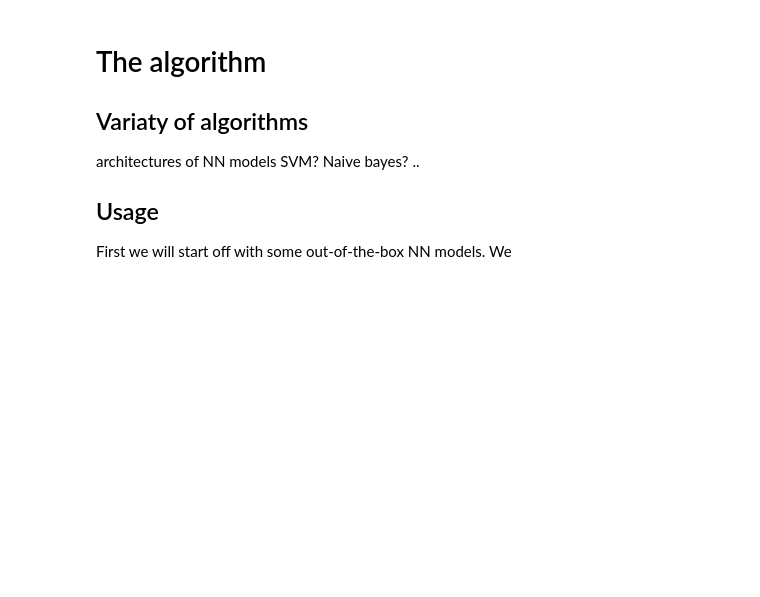
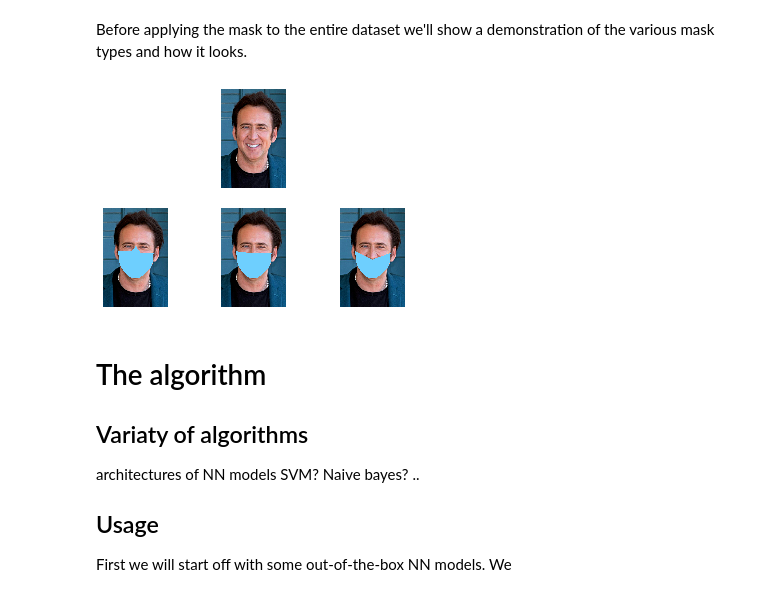
Before and after one commit to ofekari/MaskedFaceDetection, a Jupyter notebook: MaskedFaceDetectionNotebook.ipynb, the cells around one changed output. Cells and saved outputs as stored; diff of their text form; code cells hidden in the pictures; blank space fills up the shorter version.

Commit message:
Added example of mask overlay

```diff
--- a/MaskedFaceDetectionNotebook.ipynb
+++ b/MaskedFaceDetectionNotebook.ipynb
@@ -47,3 +50,79 @@ augmentation (to make more data)?
+# %% [markdown]
+Before applying the mask to the entire dataset we'll show a demonstration of the various mask types and how it looks.
+# %%
+# Necessary imports
+import cv2
+import dlib
+import numpy as np
+import os
+import imutils
+from matplotlib import pyplot
+import matplotlib.image as mpimg
+
+path = "data\\Nicolas_Cage_unmasked1.jpg"
+color_blue = (254, 207, 110)
+
+# Loading the image and resizing, converting it to grayscale
+img = cv2.imread(path)
+img = imutils.resize(img, width=500)
+gray = cv2.cvtColor(img, cv2.COLOR_BGR2GRAY)
+
+# Initialize dlib's face detector
+detector = dlib.get_frontal_face_detector()
+p = "data\\shape_predictor_68_face_landmarks.dat"
+# Initialize dlib's shape predictor
+predictor = dlib.shape_predictor(p)
+
+# Detecting faces in the grayscale image and creating an object - faces to store the list of bounding rectangles coordinates
+# The "1" in the second argument indicates that we should upsample the image 1 time.
+# This will make everything bigger and allow us to detect more faces
+face = detector(gray, 1)[0]  # Currently the image has only one face
+landmarks = predictor(gray, face)
+
+# for n in range(0,68):
+#     x = landmarks.part(n).x
+#     y = landmarks.part(n).y
+#     img_landmark = cv2.circle(img, (x, y), 4, (0, 0, 255), -1)
+
+points = []
+for i in range(1, 16):
+    point = [landmarks.part(i).x, landmarks.part(i).y]
+    points.append(point)
+# print(points)
+
+# Coordinates for the additional 3 points for wide, high coverage mask - in sequence
+mask_a = [((landmarks.part(42).x), (landmarks.part(15).y)),
+          ((landmarks.part(27).x), (landmarks.part(27).y)),
+          ((landmarks.part(39).x), (landmarks.part(1).y))]
+
+# Coordinates for the additional point for wide, medium coverage mask - in sequence
+mask_c = [((landmarks.part(29).x), (landmarks.part(29).y))]
+
+# Coordinates for the additional 5 points for wide, low coverage mask (lower nose points) - in sequence
+mask_e = [((landmarks.part(35).x), (landmarks.part(35).y)),
+          ((landmarks.part(34).x), (landmarks.part(34).y)),
+          ((landmarks.part(33).x), (landmarks.part(33).y)),
+          ((landmarks.part(32).x), (landmarks.part(32).y)),
+          ((landmarks.part(31).x), (landmarks.part(31).y))]
+
+fmask_a = np.array(points + mask_a, dtype=np.int32)
+fmask_c = np.array(points + mask_c, dtype=np.int32)
+fmask_e = np.array(points + mask_e, dtype=np.int32)
+
+pyplot.subplot(2, 3, 2)
+pyplot.imshow(mpimg.imread(path), interpolation='nearest')
+pyplot.axis('off')
+for index, mask_type in enumerate([fmask_a, fmask_c, fmask_e]):
+    img2 = cv2.polylines(img.copy(), [mask_type], True, color_blue, thickness=2, lineType=cv2.LINE_8)
+    # Using Python OpenCV – cv2.fillPoly() method to fill mask
+    # change parameter [mask_type] and color_type for various combination
+    img3 = cv2.fillPoly(img2, [mask_type], color_blue, lineType=cv2.LINE_AA)
+    pyplot.subplot(2, 3, 4 + index)
+    pyplot.imshow(cv2.cvtColor(img3, cv2.COLOR_BGR2RGB), interpolation='nearest')
+    pyplot.axis('off')
+pyplot.show()
+# %% [output]
+[figure, added]
 # %% [markdown]
 # The algorithm
 ## Variaty of algorithms
```
Also changed, not shown: parts of 7 cells of this notebook, 3 other files.
